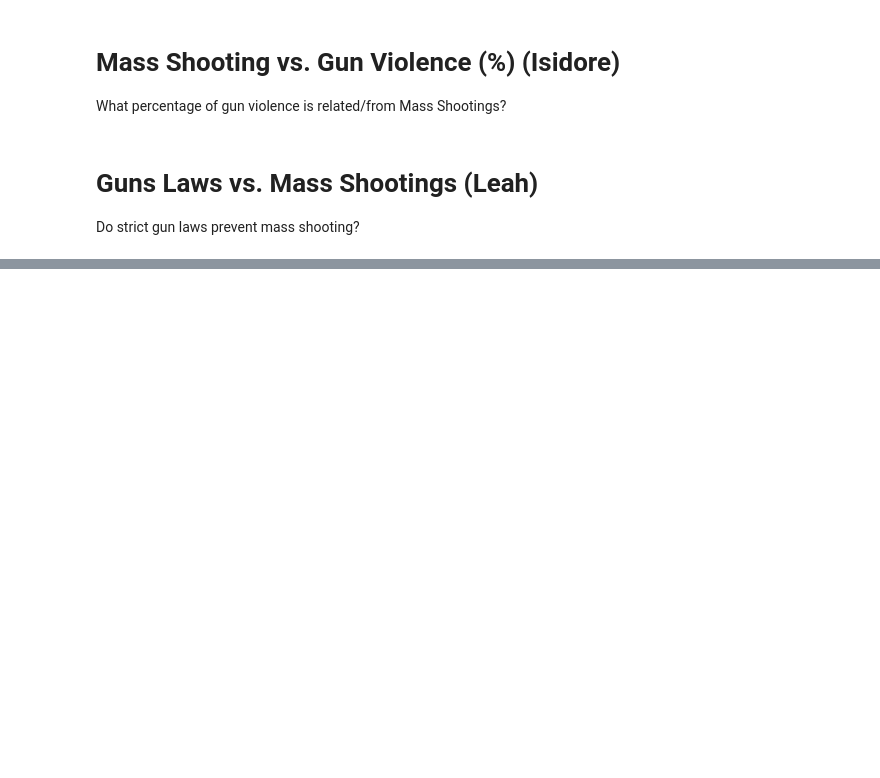
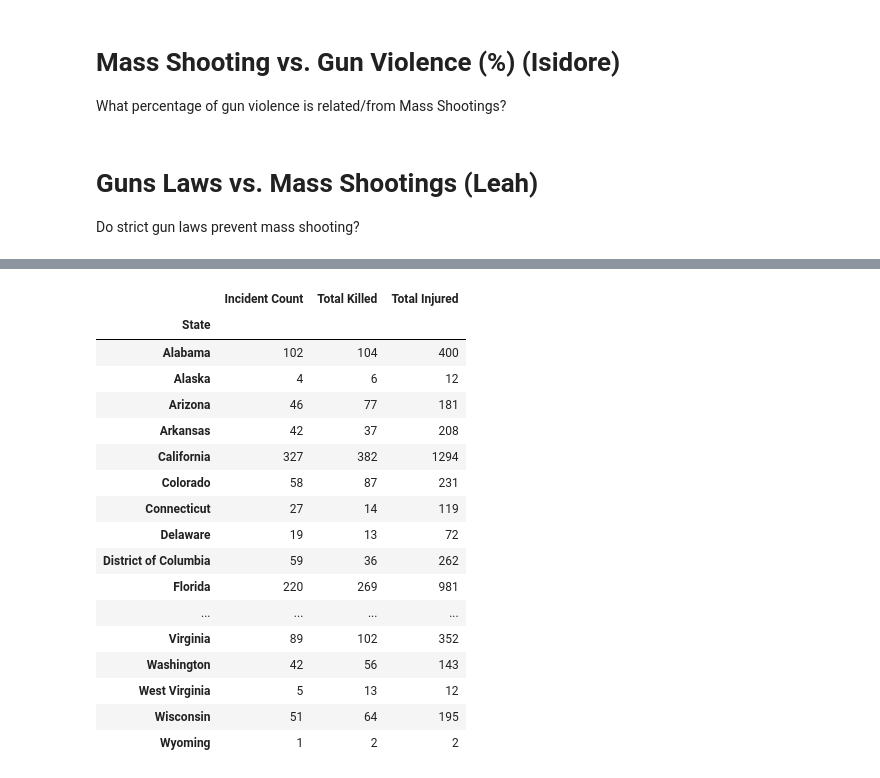
Before and after one commit to leah-apking/project1-mass-shootings, a Jupyter notebook: Project 1_instructions .ipynb, the cells around one changed output, grey strips where cells are left out. Cells and saved outputs as stored; diff of their text form; code cells hidden in the pictures; blank space fills up the shorter version.

```diff
--- a/Project 1_instructions .ipynb
+++ b/Project 1_instructions .ipynb
@@ -264,0 +275,3 @@ Do strict gun laws prevent mass shooting?
+# %%
+data_by_state_sum = pd.DataFrame(mass_shoot_df.groupby(mass_shoot_df["State"]).sum())
+data_by_state_sum.head()
@@ -264,0 +286,3 @@ Do strict gun laws prevent mass shooting?
+# %%
+data_by_state_count = pd.DataFrame(mass_shoot_df.groupby(mass_shoot_df["State"]).count())
+data_by_state_count.head()
@@ -264,0 +297,24 @@ Do strict gun laws prevent mass shooting?
+# %%
+data_by_state = pd.merge(data_by_state_count, data_by_state_sum, on="State")
+data_by_state_df = data_by_state[["Incident ID_x", "# Killed_y", "# Injured_y"]]
+state_data = data_by_state_df.rename(columns={"Incident ID_x": "Incident Count", "# Killed_y": "Total Killed", "# Injured_y": "Total Injured"})
+state_data
+# %% [output]
+|  | Incident Count | Total Killed | Total Injured |
+| State |  |  |  |
+| Alabama | 102 | 104 | 400 |
+| Alaska | 4 | 6 | 12 |
+| Arizona | 46 | 77 | 181 |
+| Arkansas | 42 | 37 | 208 |
+| California | 327 | 382 | 1294 |
+| Colorado | 58 | 87 | 231 |
+| Connecticut | 27 | 14 | 119 |
+| Delaware | 19 | 13 | 72 |
+| District of Columbia | 59 | 36 | 262 |
+| Florida | 220 | 269 | 981 |
+| ... | ... | ... | ... |
+| Virginia | 89 | 102 | 352 |
+| Washington | 42 | 56 | 143 |
+| West Virginia | 5 | 13 | 12 |
+| Wisconsin | 51 | 64 | 195 |
+| Wyoming | 1 | 2 | 2 |
```
Also changed, not shown: parts of 13 cells of this notebook, 1 other file.
